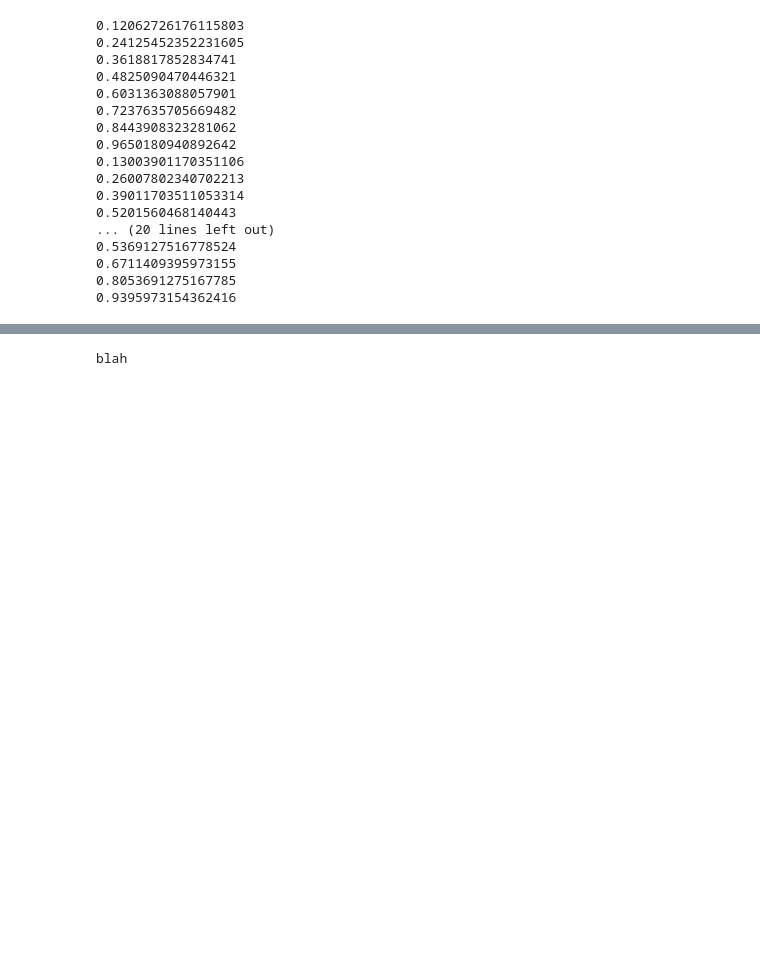
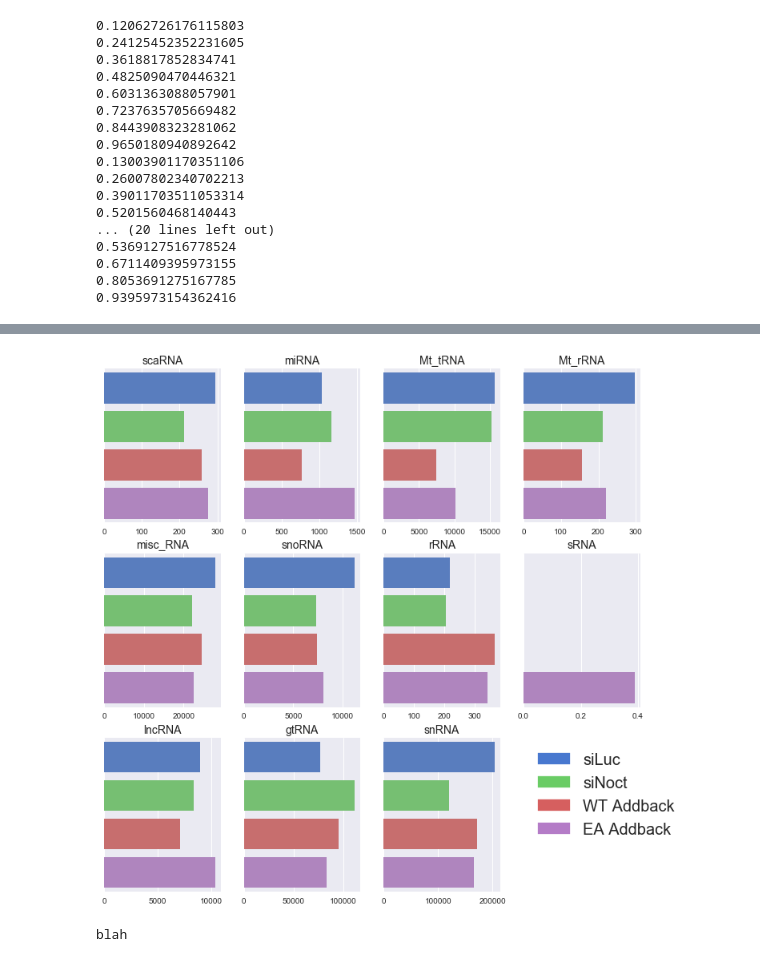
Before and after one commit to TimNicholsonShaw/AnOThER-Seq, a Jupyter notebook: notebooks/nocturnin.ipynb, the cells around one changed output, grey strips where cells are left out. Drawn from its saved outputs; the diff is of its cells as text; code cells hidden in the pictures; blank space fills up the shorter version.

```diff
--- a/notebooks/nocturnin.ipynb
+++ b/notebooks/nocturnin.ipynb
@@ -302,3 +291,52 @@ plotTPM(TPM, ["Homo_sapiens_tRNA-Ile-TAT-2-1"])
+# %%
+# Plot TPM
+col=sns.color_palette("muted")
+
+def plotTPM(df,transcriptList):
+    df = df[df['Gene'].isin(transcriptList)]
+    sns.barplot(y='TPM',x='Gene', data=df, hue='Source')
+def plotCombinedTPM(df, tranType,ax):
+    #print(tranType)
+    df = df[df['Type']==tranType]
+    y = ['siLuc','siNoct','WT Addback','EA Addback']
+    x = []
+
+    y_axis = ax.axes.get_yaxis()
+    y_axis.set_visible(False)
+    for dude in y:
+        x.append(df[df['Source']==dude]['TPM'].sum())
+    sns.barplot(y=y,x=x,ax=ax,palette=col)
+
+#plotTPM(TPM, dec_cans.index[:5])
+
+#plotCombinedTPM(TPM,trans[11])
+#print(trans)
+
+trans = list(set(TPM['Type'].values))
+f, axarr = plt.subplots(3,4, figsize=(12,12), )
+
+k=0
+for i in range(3):
+    for j in range(4):
+        if k<len(trans):
+            axarr[i,j].set_title(trans[k], fontdict={'fontsize':14})
+            k+=1
+k=0
+for i in range(3):
+    for j in range(4):
+        if k <len(trans):
+            plotCombinedTPM(TPM,trans[k],axarr[i,j])
+            k+=1
+axarr[2,3].axis('off')
+siLuc_patch = mpatches.Patch(color=col[0], label='siLuc')
+siNoct_patch = mpatches.Patch(color=col[1], label='siNoct')
+WT_patch = mpatches.Patch(color=col[2], label='WT Addback')
+EA_patch = mpatches.Patch(color=col[3], label='EA Addback')
+
+plt.legend(handles=[siLuc_patch,siNoct_patch,WT_patch,EA_patch],prop={'size':20}, loc=2)
+plt.savefig('test.tif')
+# %% [output]
+[figure, added]
 # %%
 # Deprecated code, saved for reference
 plt.figure(figsize=(20,20))
```
Also changed, not shown: parts of 4 cells of this notebook.
